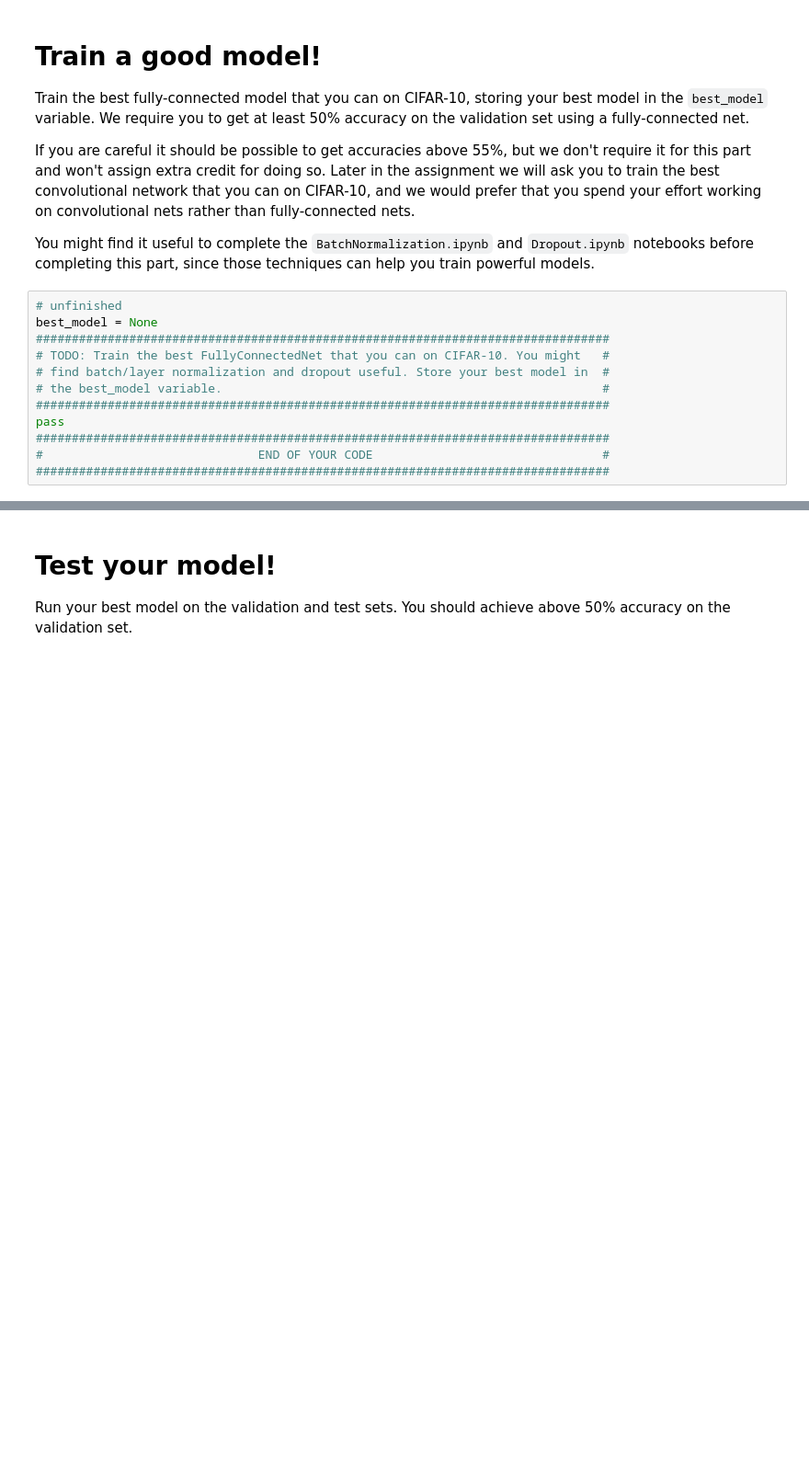
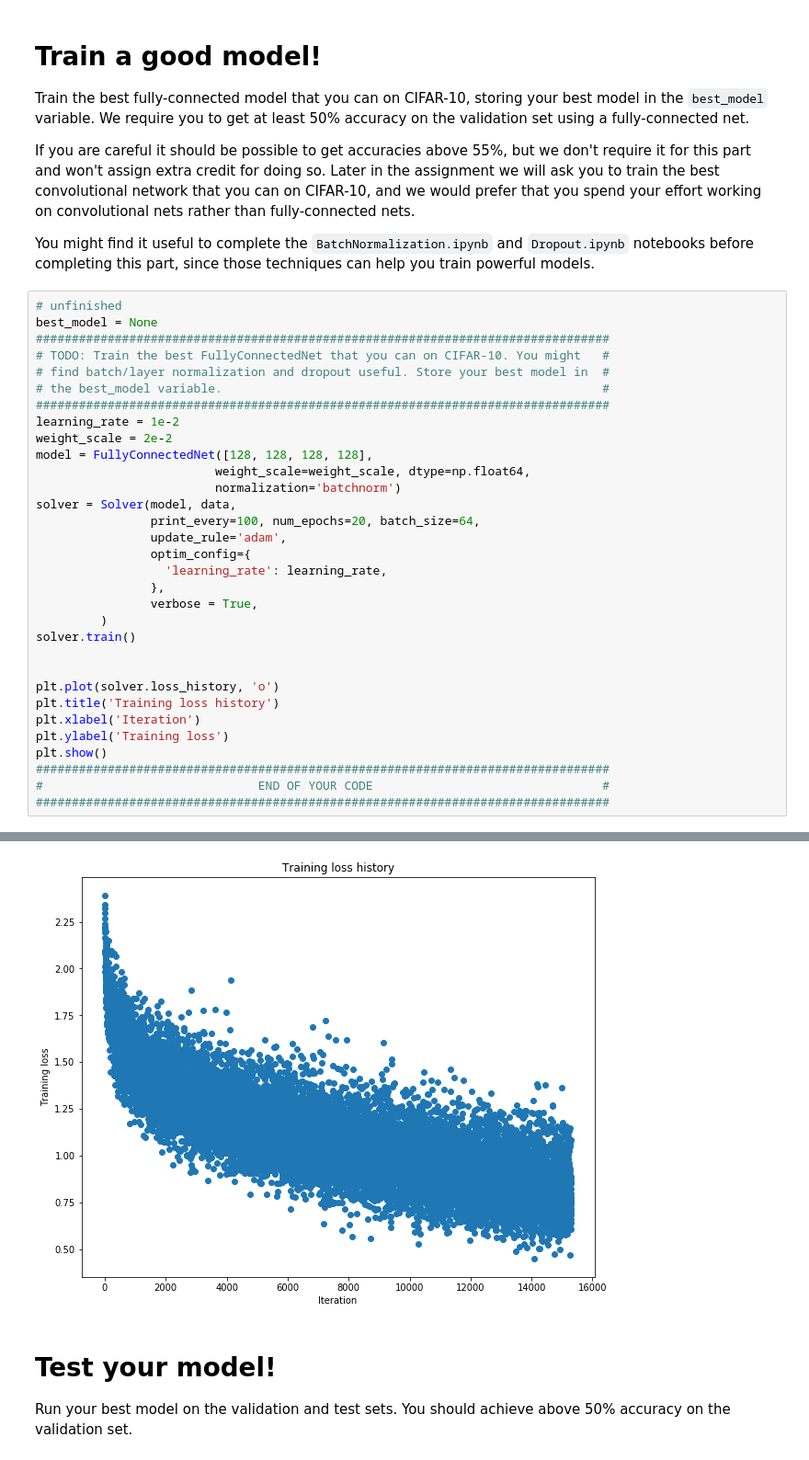
Before and after one commit to HuiChihWang/cs231n.github.io, a Jupyter notebook: assignments/2018/spring1718_assignment2_v2/FullyConnectedNets.ipynb, the cells around one changed output, grey strips where cells are left out. Shown at 92% size. Drawn from its saved outputs; the diff is of its cells as text; blank space fills up the shorter version.

```diff
--- a/assignments/2018/spring1718_assignment2_v2/FullyConnectedNets.ipynb
+++ b/assignments/2018/spring1718_assignment2_v2/FullyConnectedNets.ipynb
@@ -856,7 +838,28 @@ best_model = None
 # find batch/layer normalization and dropout useful. Store your best model in  #
 # the best_model variable.                                                     #
 ################################################################################
-pass
+learning_rate = 1e-2
+weight_scale = 2e-2
+model = FullyConnectedNet([128, 128, 128, 128],
+                         weight_scale=weight_scale, dtype=np.float64,
+                         normalization='batchnorm')
+solver = Solver(model, data,
+                print_every=100, num_epochs=20, batch_size=64,
+                update_rule='adam',
+                optim_config={
+                  'learning_rate': learning_rate,
+                },
+                verbose = True,
+         )
+solver.train()
+
+
+plt.plot(solver.loss_history, 'o')
+plt.title('Training loss history')
+plt.xlabel('Iteration')
+plt.ylabel('Training loss')
+plt.show()
 ################################################################################
 #                              END OF YOUR CODE                                #
 ################################################################################
+# %% [output]
@@ -863,3 +883,4 @@ pass
+[figure, added]
 # %% [markdown]
 # Test your model!
 Run your best model on the validation and test sets. You should achieve above 50% accuracy on the validation set.
```
Also changed, not shown: parts of 8 cells of this notebook, 1 other file.
